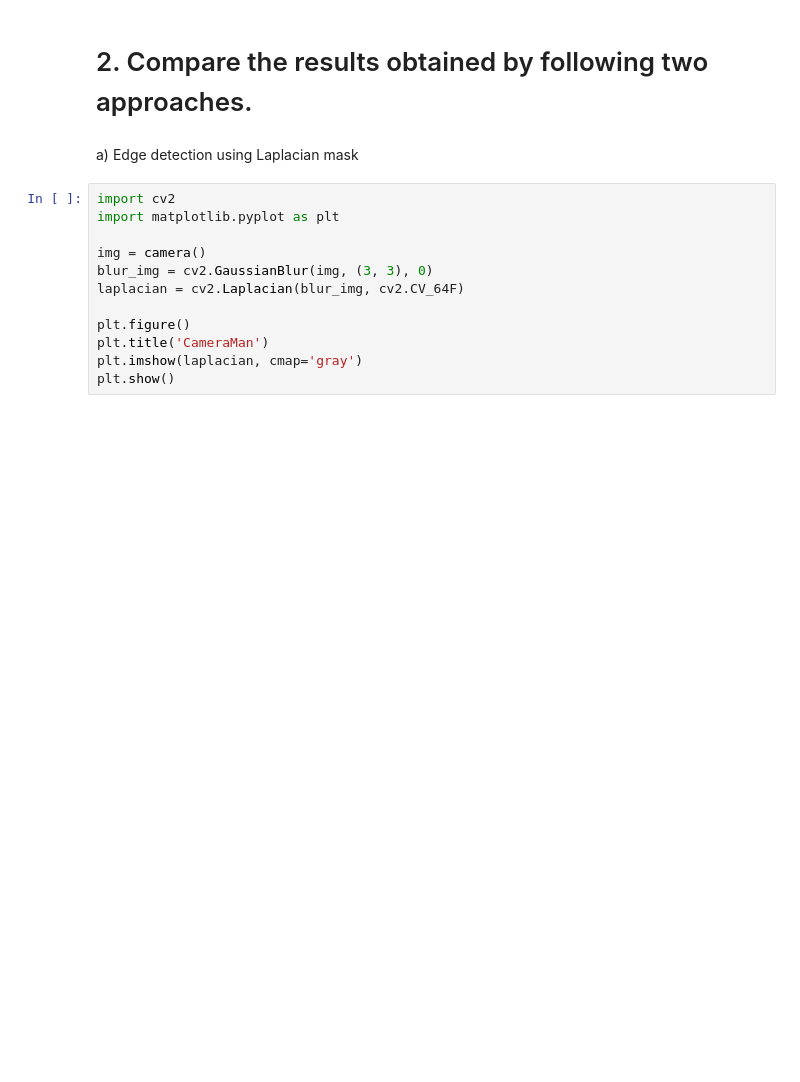
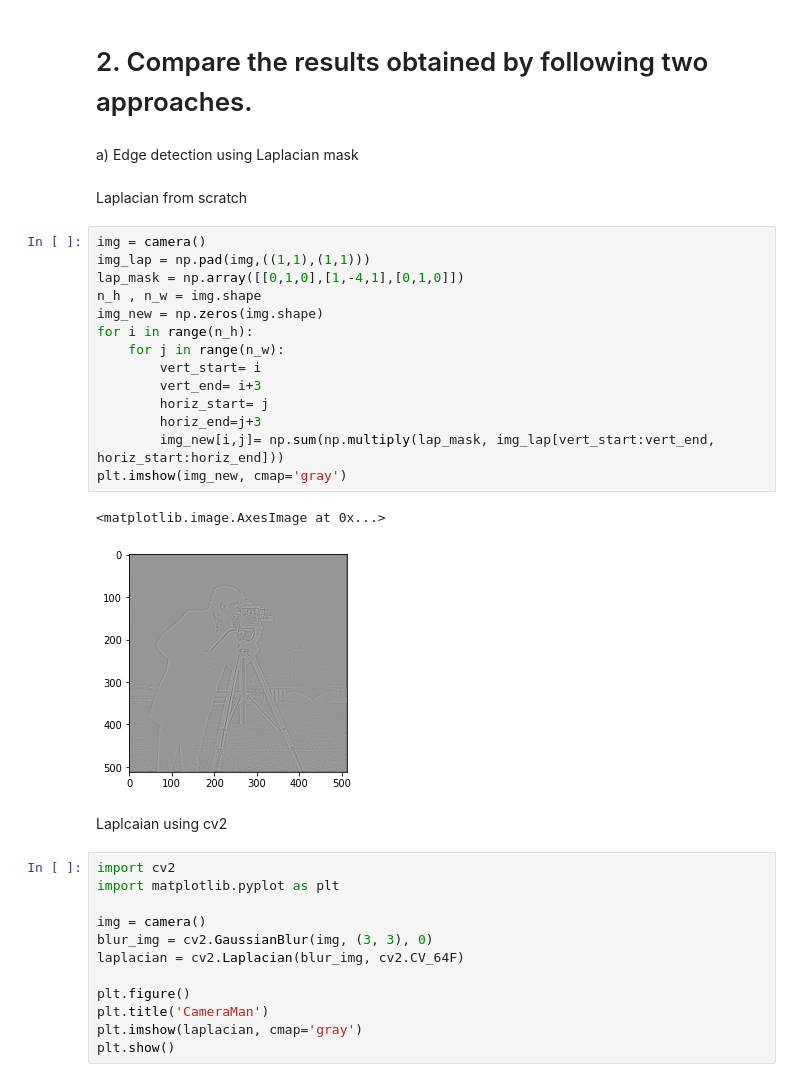
Before and after one commit to sparsh0427/BU_Semester_5, a Jupyter notebook: ECSE341L_Image_And_Video_Processing/Labs/Week_6/Week_6.ipynb, the cells around one changed output. Drawn from its saved outputs; the diff is of its cells as text; blank space fills up the shorter version.

Commit message:
Some changes in Image Lab 6

```diff
--- a/ECSE341L_Image_And_Video_Processing/Labs/Week_6/Week_6.ipynb
+++ b/ECSE341L_Image_And_Video_Processing/Labs/Week_6/Week_6.ipynb
@@ -49,6 +49,27 @@ plt.show()
 # 2.	Compare the results obtained by following two approaches.
 # %% [markdown]
 a)	Edge detection using Laplacian mask
+# %% [markdown]
+Laplacian from scratch
+# %%
+img = camera()
+img_lap = np.pad(img,((1,1),(1,1)))
+lap_mask = np.array([[0,1,0],[1,-4,1],[0,1,0]])
+n_h , n_w = img.shape
+img_new = np.zeros(img.shape)
+for i in range(n_h):
+    for j in range(n_w):
+        vert_start= i
+        vert_end= i+3
+        horiz_start= j
+        horiz_end=j+3
+        img_new[i,j]= np.sum(np.multiply(lap_mask, img_lap[vert_start:vert_end, horiz_start:horiz_end]))
+plt.imshow(img_new, cmap='gray')
+# %% [output]
+<matplotlib.image.AxesImage at 0x...>
+[figure, added]
+# %% [markdown]
+Laplcaian using cv2
 # %%
 import cv2
 import matplotlib.pyplot as plt
```
